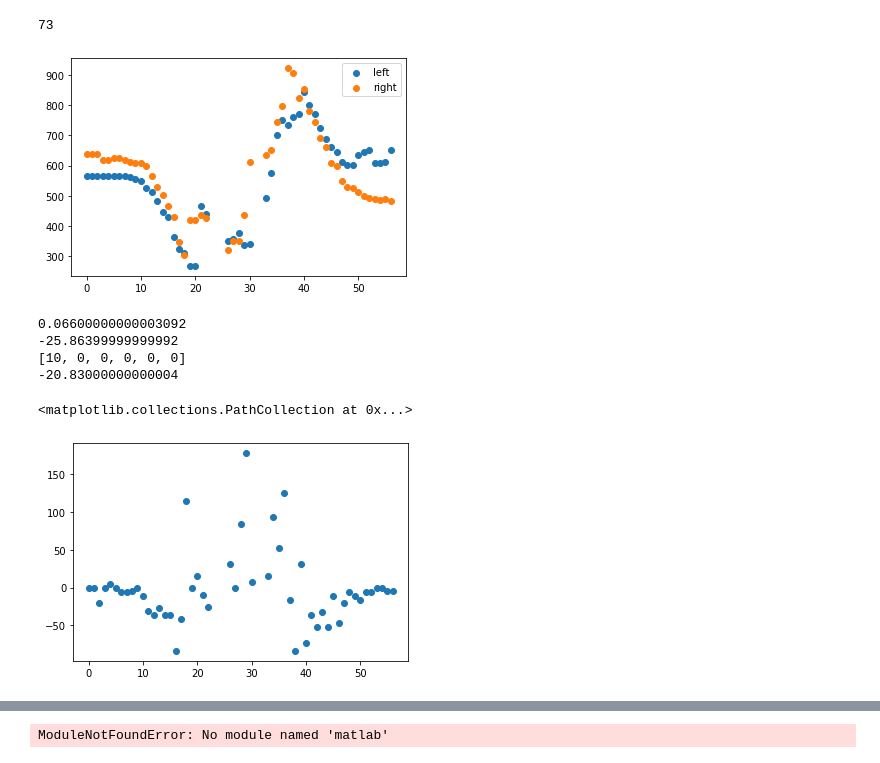
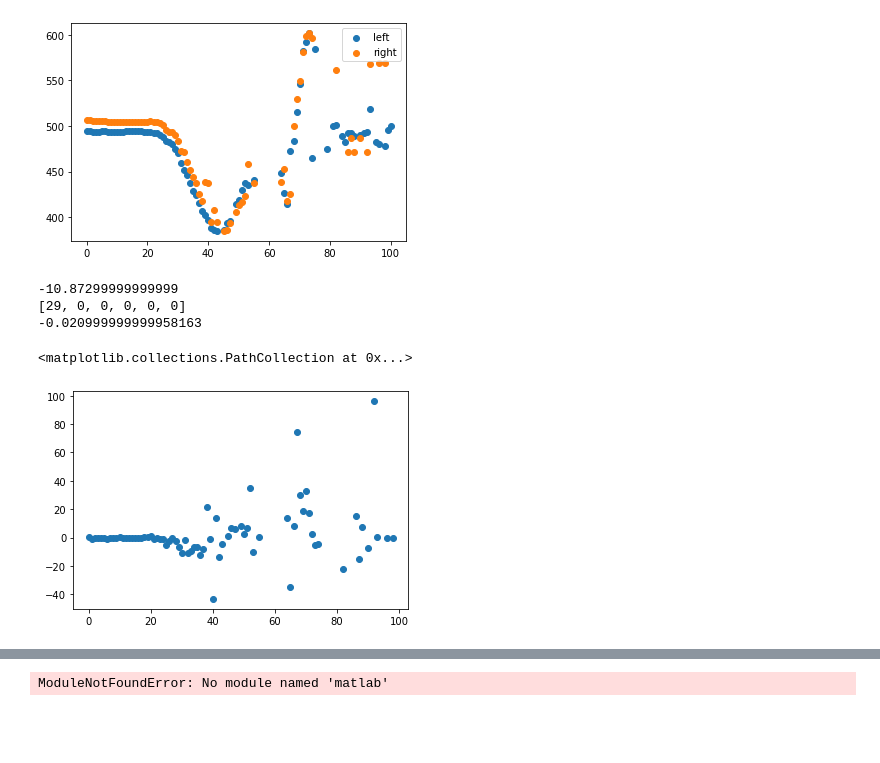
Before and after one commit to Golf-Posture-Guidance-System/Server_system, a Jupyter notebook: poseClassifier.ipynb, the cells around one changed output, grey strips where cells are left out. Cells and saved outputs as stored; diff of their text form; code cells hidden in the pictures; blank space fills up the shorter version.

```diff
--- a/poseClassifier.ipynb
+++ b/poseClassifier.ipynb
@@ -174,7 +174,7 @@ def get_head(posepoints):
 
 
 
-posepoints = get_keypoints("gpps", 100)
+posepoints = get_keypoints("front_wo", 100)
 
     #joint num -------
     #1:어깨 중심    2 : 좌측어깨    3:좌측 팔꿈치    5 : 우측어꺠   6:우측팔꿈치 ..
@@ -374,33 +364,29 @@ def get_x_wrist(posepoints,lr) :
 # %%
 left_wrist = get_x_wrist(posepoints,'left')
 right_wrist = get_x_wrist(posepoints, 'right')
 
 
-where_top = left_wrist.index(min(left_wrist)) #손목의 높이가 최대가 되는 곳을 리턴 (y축이 작을 수록 상단에 위치)
-where_top = right_wrist.index(min(right_wrist))  # 손목의 높이가 최대가 되는 곳을 리턴
-print(len(x_values))
 
 rx_values = []
 ry_values = []
 lx_values = []
 ly_values = []
 
 for i in range(len(left_wrist)):
     if(left_wrist[i] != INF): #inf값에는 포즈가 감지되지 않아 0값이 기록되어 있으므로 넘어간다.
         ly_values.append(left_wrist[i])
         lx_values.append(i)
 
     if(right_wrist[i] != INF):
         ry_values.append(right_wrist[i])
         rx_values.append(i)
 
 plt.scatter(lx_values,ly_values)
 plt.scatter(rx_values,ry_values)
 plt.legend(['left','right'])
 plt.show()
 # %% [output]
-73
-[figure, old version]
+[figure, new version]
 # %%
 frame = 100
 slopes=[]
@@ -419,7 +405,7 @@ for i in range(0,len(rx_values)):
             slope_left = dy_left/dx_left
             print(slope_left)
             if(slope_left<= -8):
-                idx[0] = rx_values[i]
+                idx[0] = rx_values[i-1]
         slopes.append(slope)
 
 
@@ -428,12 +414,11 @@ print(slopes[2])
 
 plt.scatter(rx_values,slopes)
 # %% [output]
-0.06600000000003092
--25.86399999999992
-[10, 0, 0, 0, 0, 0]
--20.83000000000004
+-10.87299999999999
+[29, 0, 0, 0, 0, 0]
+-0.020999999999958163
 <matplotlib.collections.PathCollection at 0x...>
-[figure, old version]
+[figure, new version]
 # %%
 X9 = [[x[k]**n for n in range(1,6)] for k in range(len(x_values))]
 
```
Also changed, not shown: parts of 8 cells of this notebook, 10 other files.
